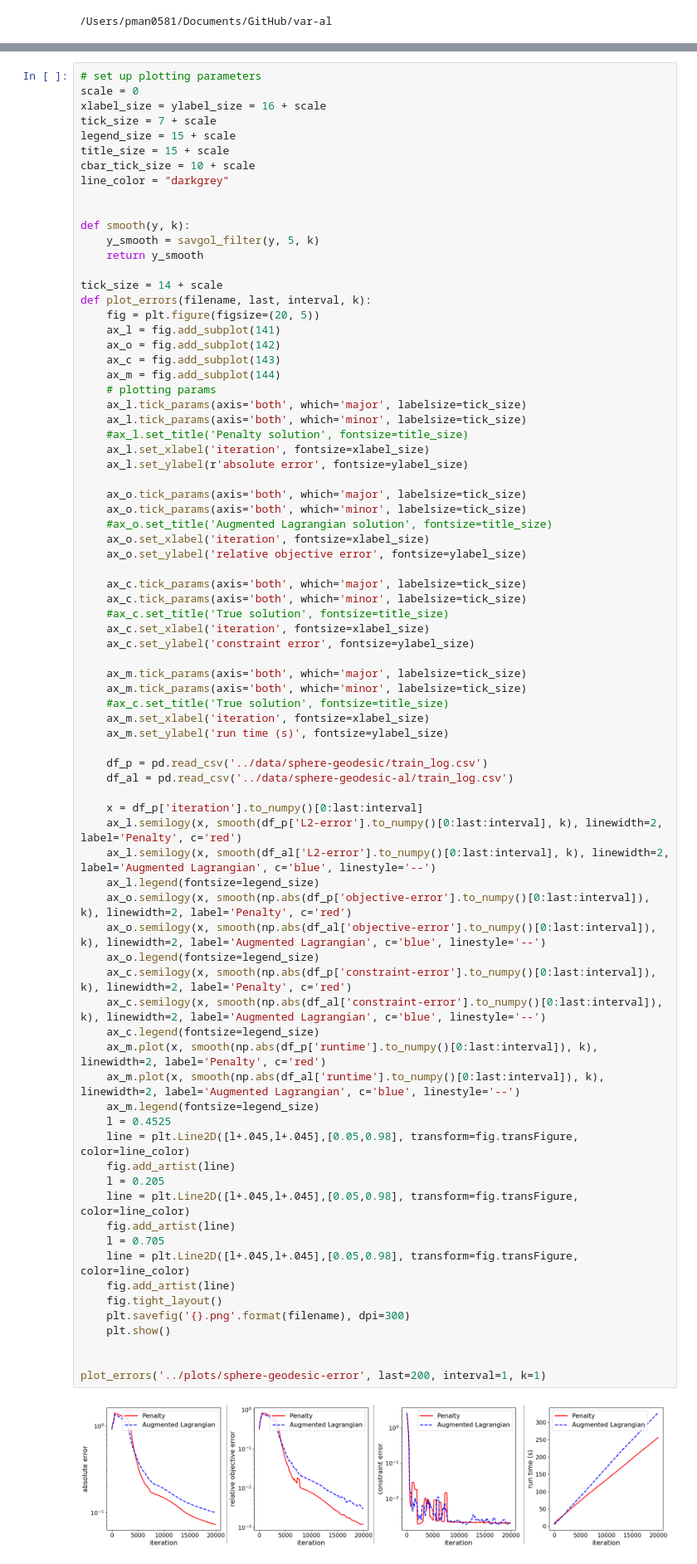
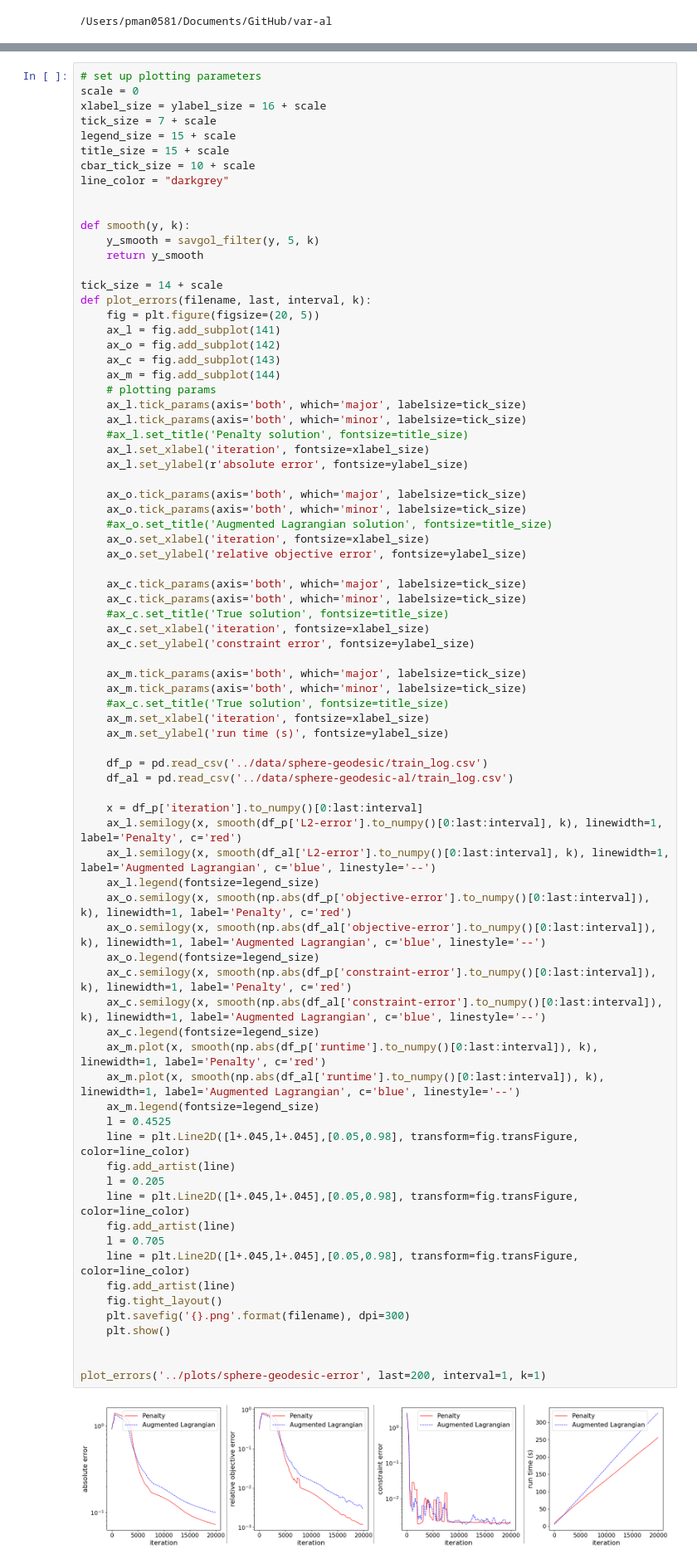
Before and after one commit to pinakm9/var-al, a Jupyter notebook: plotters/sphere-geodesic.ipynb, the cells around one changed output, grey strips where cells are left out. Shown: that part at 83% size. Saved outputs shown, nothing was run; the diff lists cells and outputs as text.

```diff
--- a/plotters/sphere-geodesic.ipynb
+++ b/plotters/sphere-geodesic.ipynb
@@ -386,39 +386,39 @@ def plot_errors(filename, last, interval, k):
     ax_m.tick_params(axis='both', which='major', labelsize=tick_size)
     ax_m.tick_params(axis='both', which='minor', labelsize=tick_size)
     #ax_c.set_title('True solution', fontsize=title_size)
     ax_m.set_xlabel('iteration', fontsize=xlabel_size)
     ax_m.set_ylabel('run time (s)', fontsize=ylabel_size)
 
     df_p = pd.read_csv('../data/sphere-geodesic/train_log.csv')
     df_al = pd.read_csv('../data/sphere-geodesic-al/train_log.csv')
 
     x = df_p['iteration'].to_numpy()[0:last:interval]
-    ax_l.semilogy(x, smooth(df_p['L2-error'].to_numpy()[0:last:interval], k), linewidth=2, label='Penalty', c='red')
-    ax_l.semilogy(x, smooth(df_al['L2-error'].to_numpy()[0:last:interval], k), linewidth=2, label='Augmented Lagrangian', c='blue', linestyle='--')
+    ax_l.semilogy(x, smooth(df_p['L2-error'].to_numpy()[0:last:interval], k), linewidth=1, label='Penalty', c='red')
+    ax_l.semilogy(x, smooth(df_al['L2-error'].to_numpy()[0:last:interval], k), linewidth=1, label='Augmented Lagrangian', c='blue', linestyle='--')
     ax_l.legend(fontsize=legend_size)
-    ax_o.semilogy(x, smooth(np.abs(df_p['objective-error'].to_numpy()[0:last:interval]), k), linewidth=2, label='Penalty', c='red')
-    ax_o.semilogy(x, smooth(np.abs(df_al['objective-error'].to_numpy()[0:last:interval]), k), linewidth=2, label='Augmented Lagrangian', c='blue', linestyle='--')
+    ax_o.semilogy(x, smooth(np.abs(df_p['objective-error'].to_numpy()[0:last:interval]), k), linewidth=1, label='Penalty', c='red')
+    ax_o.semilogy(x, smooth(np.abs(df_al['objective-error'].to_numpy()[0:last:interval]), k), linewidth=1, label='Augmented Lagrangian', c='blue', linestyle='--')
     ax_o.legend(fontsize=legend_size)
-    ax_c.semilogy(x, smooth(np.abs(df_p['constraint-error'].to_numpy()[0:last:interval]), k), linewidth=2, label='Penalty', c='red')
-    ax_c.semilogy(x, smooth(np.abs(df_al['constraint-error'].to_numpy()[0:last:interval]), k), linewidth=2, label='Augmented Lagrangian', c='blue', linestyle='--')
+    ax_c.semilogy(x, smooth(np.abs(df_p['constraint-error'].to_numpy()[0:last:interval]), k), linewidth=1, label='Penalty', c='red')
+    ax_c.semilogy(x, smooth(np.abs(df_al['constraint-error'].to_numpy()[0:last:interval]), k), linewidth=1, label='Augmented Lagrangian', c='blue', linestyle='--')
     ax_c.legend(fontsize=legend_size)
-    ax_m.plot(x, smooth(np.abs(df_p['runtime'].to_numpy()[0:last:interval]), k), linewidth=2, label='Penalty', c='red')
-    ax_m.plot(x, smooth(np.abs(df_al['runtime'].to_numpy()[0:last:interval]), k), linewidth=2, label='Augmented Lagrangian', c='blue', linestyle='--')
+    ax_m.plot(x, smooth(np.abs(df_p['runtime'].to_numpy()[0:last:interval]), k), linewidth=1, label='Penalty', c='red')
+    ax_m.plot(x, smooth(np.abs(df_al['runtime'].to_numpy()[0:last:interval]), k), linewidth=1, label='Augmented Lagrangian', c='blue', linestyle='--')
     ax_m.legend(fontsize=legend_size)
     l = 0.4525
     line = plt.Line2D([l+.045,l+.045],[0.05,0.98], transform=fig.transFigure, color=line_color)
     fig.add_artist(line)
     l = 0.205
     line = plt.Line2D([l+.045,l+.045],[0.05,0.98], transform=fig.transFigure, color=line_color)
     fig.add_artist(line)
     l = 0.705
     line = plt.Line2D([l+.045,l+.045],[0.05,0.98], transform=fig.transFigure, color=line_color)
     fig.add_artist(line)
     fig.tight_layout()
     plt.savefig('{}.png'.format(filename), dpi=300)
     plt.show()
 
 
 plot_errors('../plots/sphere-geodesic-error', last=200, interval=1, k=1)
 # %% [output]
-[figure, old version]
+[figure, new version]
```
Also changed, not shown: 2 other files.
